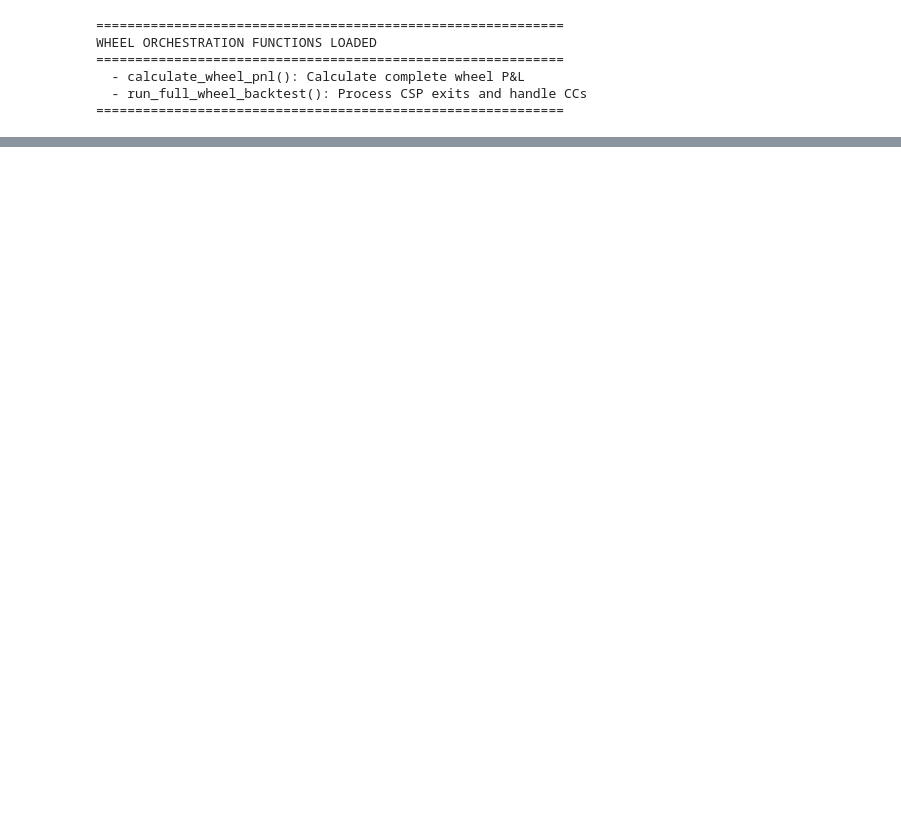
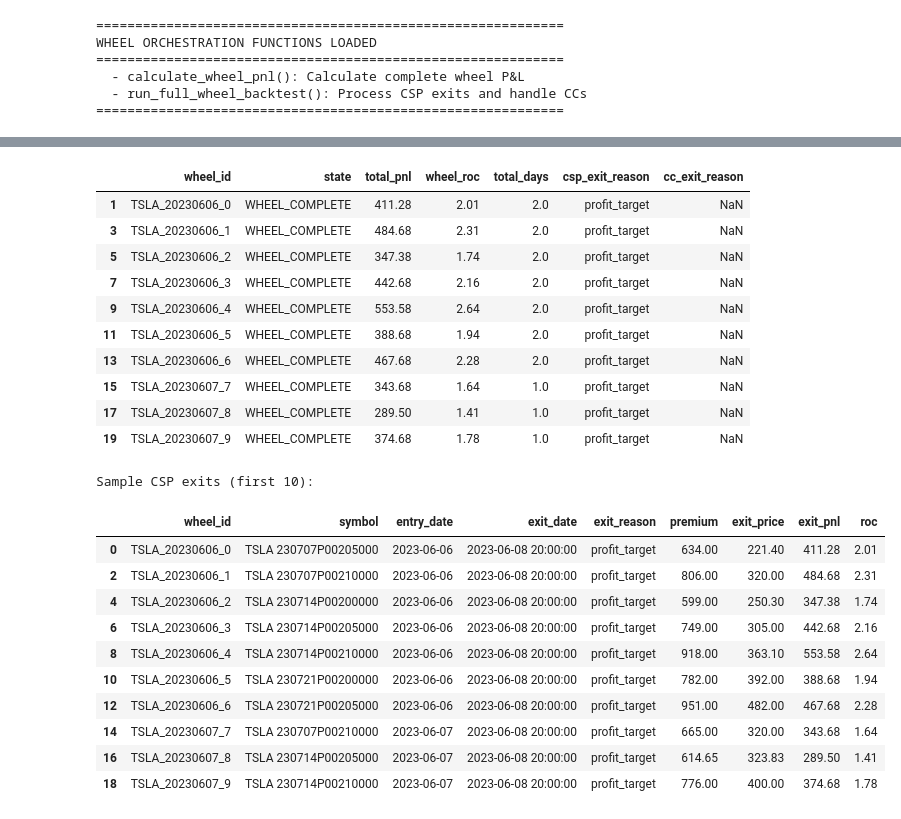
Before and after one commit to kushminer/wheel_strategy, a Jupyter notebook: notebooks/wheel_version_5_scheduler.ipynb, the cells around one changed output, grey strips where cells are left out. Saved outputs shown, nothing was run; the diff lists cells and outputs as text; code cells hidden in the pictures; blank space fills up the shorter version.

```diff
--- a/notebooks/wheel_version_5_scheduler.ipynb
+++ b/notebooks/wheel_version_5_scheduler.ipynb
@@ -1489,4 +813,0 @@ else:
-# %%
-# data is already a DataFrame from cache or API fetch
-equity_data = data
-equity_data.head()
@@ -1642,9 +813,0 @@ df shape: (363798, 22)
-# %%
-# Filter options using CONFIG values
-df_opts = df_opts[
-    (df_opts['dte'] >= CONFIG['dte_min']) &
-    (df_opts['dte'] <= CONFIG['dte_max']) &
-    (df_opts['call_put'] == CONFIG['option_type'])
-].sort_values(['dte', 'strike'])
-print(f'df shape: {df_opts.shape}')
-df_opts.head()
@@ -3119,7 +2239,0 @@ If performance collapses at 0.8, strategy may not be viable.
-# %%
-# Configure pandas to display all columns
-pd.set_option('display.max_columns', None)
-pd.set_option('display.width', None)
-pd.set_option('display.max_colwidth', None)
-
-exits_df.round(2)
@@ -3151,0 +2857,34 @@ Name: count, dtype: int64
+# %%
+# =============================================================================
+# V5 RESULTS EXPLORATION
+# =============================================================================
+
+if len(v5_results_df) > 0:
+    print("=" * 60)
+    print("V5 RESULTS DATA")
+    print("=" * 60)
+    print(f"\nTotal records: {len(v5_results_df)}")
+    print(f"Unique wheels: {v5_results_df['wheel_id'].nunique()}")
+
+    # Show phase breakdown
+    print(f"\nPhase breakdown:")
+    print(v5_results_df['phase'].value_counts())
+
+    # Display sample of wheel summaries
+    totals = v5_results_df[v5_results_df['phase'] == 'total']
+    if len(totals) > 0:
+        display_cols = ['wheel_id', 'state', 'total_pnl', 'wheel_roc', 'total_days',
+                       'csp_exit_reason', 'cc_exit_reason']
+        available_cols = [c for c in display_cols if c in totals.columns]
+        print(f"\nSample wheel summaries (first 10):")
+        display(totals[available_cols].head(10).round(2))
+
+    # Display sample CSP exits
+    csp_exits = v5_results_df[v5_results_df['phase'] == 'csp']
+    if len(csp_exits) > 0:
+        csp_cols = ['wheel_id', 'symbol', 'entry_date', 'exit_date', 'exit_reason',
+                   'premium', 'exit_price', 'exit_pnl', 'roc']
+        available_csp_cols = [c for c in csp_cols if c in csp_exits.columns]
+        print(f"\nSample CSP exits (first 10):")
+        display(csp_exits[available_csp_cols].head(10).round(2))
+# %% [output]
@@ -3151,0 +2905,23 @@ Name: count, dtype: int64
+|  | wheel_id | state | total_pnl | wheel_roc | total_days | csp_exit_reason | cc_exit_reason |
+| 1 | TSLA_20230606_0 | WHEEL_COMPLETE | 411.28 | 2.01 | 2.0 | profit_target | NaN |
+| 3 | TSLA_20230606_1 | WHEEL_COMPLETE | 484.68 | 2.31 | 2.0 | profit_target | NaN |
+| 5 | TSLA_20230606_2 | WHEEL_COMPLETE | 347.38 | 1.74 | 2.0 | profit_target | NaN |
+| 7 | TSLA_20230606_3 | WHEEL_COMPLETE | 442.68 | 2.16 | 2.0 | profit_target | NaN |
+| 9 | TSLA_20230606_4 | WHEEL_COMPLETE | 553.58 | 2.64 | 2.0 | profit_target | NaN |
+| 11 | TSLA_20230606_5 | WHEEL_COMPLETE | 388.68 | 1.94 | 2.0 | profit_target | NaN |
+| 13 | TSLA_20230606_6 | WHEEL_COMPLETE | 467.68 | 2.28 | 2.0 | profit_target | NaN |
+| 15 | TSLA_20230607_7 | WHEEL_COMPLETE | 343.68 | 1.64 | 1.0 | profit_target | NaN |
+| 17 | TSLA_20230607_8 | WHEEL_COMPLETE | 289.50 | 1.41 | 1.0 | profit_target | NaN |
+| 19 | TSLA_20230607_9 | WHEEL_COMPLETE | 374.68 | 1.78 | 1.0 | profit_target | NaN |
+Sample CSP exits (first 10):
+|  | wheel_id | symbol | entry_date | exit_date | exit_reason | premium | exit_price | exit_pnl | roc |
+| 0 | TSLA_20230606_0 | TSLA 230707P00205000 | 2023-06-06 | 2023-06-08 20:00:00 | profit_target | 634.00 | 221.40 | 411.28 | 2.01 |
+| 2 | TSLA_20230606_1 | TSLA 230707P00210000 | 2023-06-06 | 2023-06-08 20:00:00 | profit_target | 806.00 | 320.00 | 484.68 | 2.31 |
+| 4 | TSLA_20230606_2 | TSLA 230714P00200000 | 2023-06-06 | 2023-06-08 20:00:00 | profit_target | 599.00 | 250.30 | 347.38 | 1.74 |
+| 6 | TSLA_20230606_3 | TSLA 230714P00205000 | 2023-06-06 | 2023-06-08 20:00:00 | profit_target | 749.00 | 305.00 | 442.68 | 2.16 |
+| 8 | TSLA_20230606_4 | TSLA 230714P00210000 | 2023-06-06 | 2023-06-08 20:00:00 | profit_target | 918.00 | 363.10 | 553.58 | 2.64 |
+| 10 | TSLA_20230606_5 | TSLA 230721P00200000 | 2023-06-06 | 2023-06-08 20:00:00 | profit_target | 782.00 | 392.00 | 388.68 | 1.94 |
+| 12 | TSLA_20230606_6 | TSLA 230721P00205000 | 2023-06-06 | 2023-06-08 20:00:00 | profit_target | 951.00 | 482.00 | 467.68 | 2.28 |
+| 14 | TSLA_20230607_7 | TSLA 230707P00210000 | 2023-06-07 | 2023-06-08 20:00:00 | profit_target | 665.00 | 320.00 | 343.68 | 1.64 |
+| 16 | TSLA_20230607_8 | TSLA 230714P00205000 | 2023-06-07 | 2023-06-08 20:00:00 | profit_target | 614.65 | 323.83 | 289.50 | 1.41 |
+| 18 | TSLA_20230607_9 | TSLA 230714P00210000 | 2023-06-07 | 2023-06-08 20:00:00 | profit_target | 776.00 | 400.00 | 374.68 | 1.78 |
```
Also changed, not shown: parts of 64 cells of this notebook, 3 other files.
